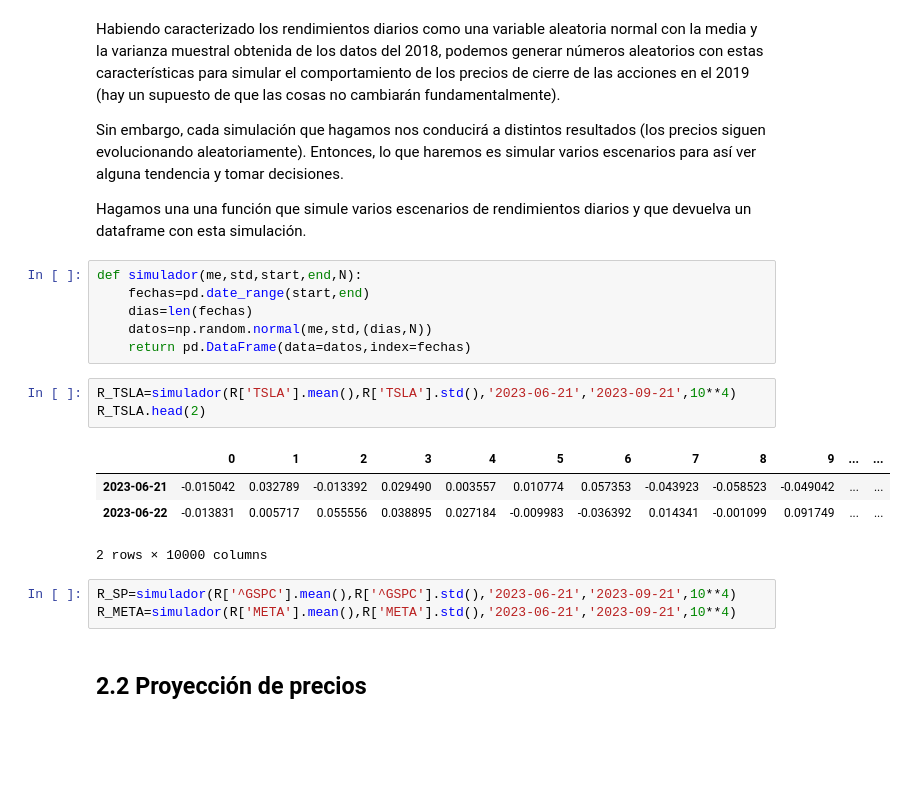
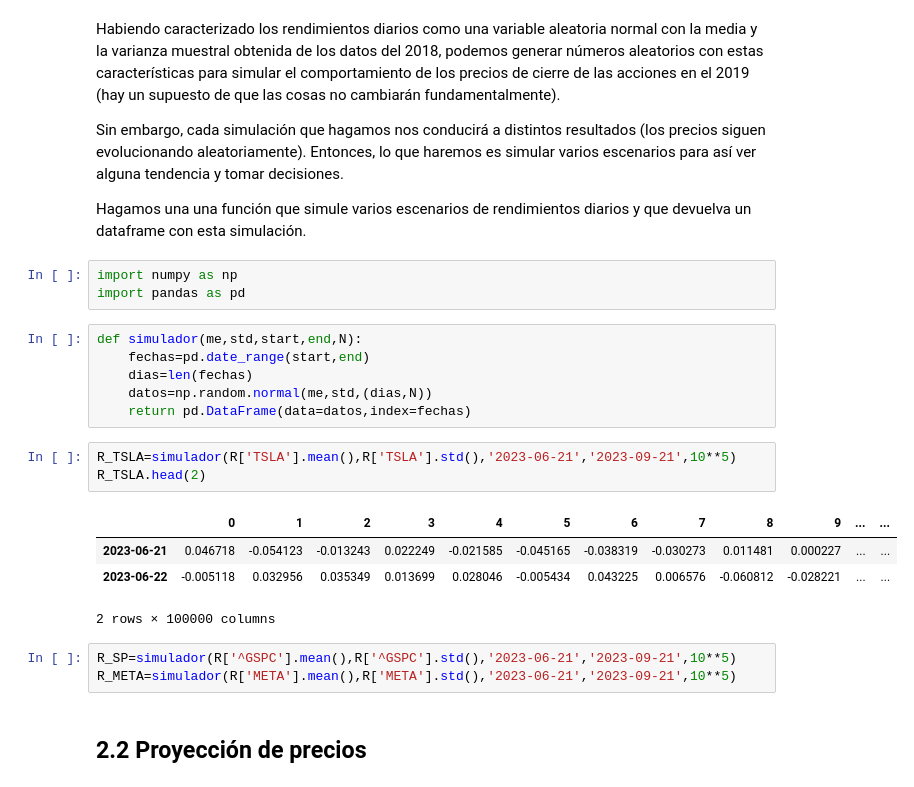
Before and after one commit to ArellanoMCarlos/SimMat-V2023, a Jupyter notebook: Montecarlo/Simulación de escenarios futuros.ipynb, the cells around one changed output. Cells and saved outputs as stored; diff of their text form; blank space fills up the shorter version.

```diff
--- a/Montecarlo/Simulación de escenarios futuros.ipynb
+++ b/Montecarlo/Simulación de escenarios futuros.ipynb
@@ -397,6 +343,9 @@ Habiendo caracterizado los rendimientos diarios como una variable aleatoria norm
 Sin embargo, cada simulación que hagamos nos conducirá a distintos resultados (los precios siguen evolucionando aleatoriamente). Entonces, lo que haremos es simular varios escenarios para así ver alguna tendencia y tomar decisiones.
 
 Hagamos una una función que simule varios escenarios de rendimientos diarios y que devuelva un dataframe con esta simulación.
+# %%
+import numpy as np
+import pandas as pd
 # %%
 def simulador(me,std,start,end,N):
     fechas=pd.date_range(start,end)
@@ -404,16 +353,16 @@ def simulador(me,std,start,end,N):
     datos=np.random.normal(me,std,(dias,N))
     return pd.DataFrame(data=datos,index=fechas)
 # %%
-R_TSLA=simulador(R['TSLA'].mean(),R['TSLA'].std(),'2023-06-21','2023-09-21',10**4)
+R_TSLA=simulador(R['TSLA'].mean(),R['TSLA'].std(),'2023-06-21','2023-09-21',10**5)
 R_TSLA.head(2)
 # %% [output]
 |  | 0 | 1 | 2 | 3 | 4 | 5 | 6 | 7 | 8 | 9 | ... | ... |
-| 2023-06-21 | -0.015042 | 0.032789 | -0.013392 | 0.029490 | 0.003557 | 0.010774 | 0.057353 | -0.043923 | -0.058523 | -0.049042 | ... | ... |
-| 2023-06-22 | -0.013831 | 0.005717 | 0.055556 | 0.038895 | 0.027184 | -0.009983 | -0.036392 | 0.014341 | -0.001099 | 0.091749 | ... | ... |
+| 2023-06-21 | 0.046718 | -0.054123 | -0.013243 | 0.022249 | -0.021585 | -0.045165 | -0.038319 | -0.030273 | 0.011481 | 0.000227 | ... | ... |
+| 2023-06-22 | -0.005118 | 0.032956 | 0.035349 | 0.013699 | 0.028046 | -0.005434 | 0.043225 | 0.006576 | -0.060812 | -0.028221 | ... | ... |
-2 rows × 10000 columns
+2 rows × 100000 columns
 # %%
-R_SP=simulador(R['^GSPC'].mean(),R['^GSPC'].std(),'2023-06-21','2023-09-21',10**4)
-R_META=simulador(R['META'].mean(),R['META'].std(),'2023-06-21','2023-09-21',10**4)
+R_SP=simulador(R['^GSPC'].mean(),R['^GSPC'].std(),'2023-06-21','2023-09-21',10**5)
+R_META=simulador(R['META'].mean(),R['META'].std(),'2023-06-21','2023-09-21',10**5)
 # %% [markdown]
 ## 2.2 Proyección de precios
 # %% [markdown]
```
Also changed, not shown: parts of 17 cells of this notebook.
